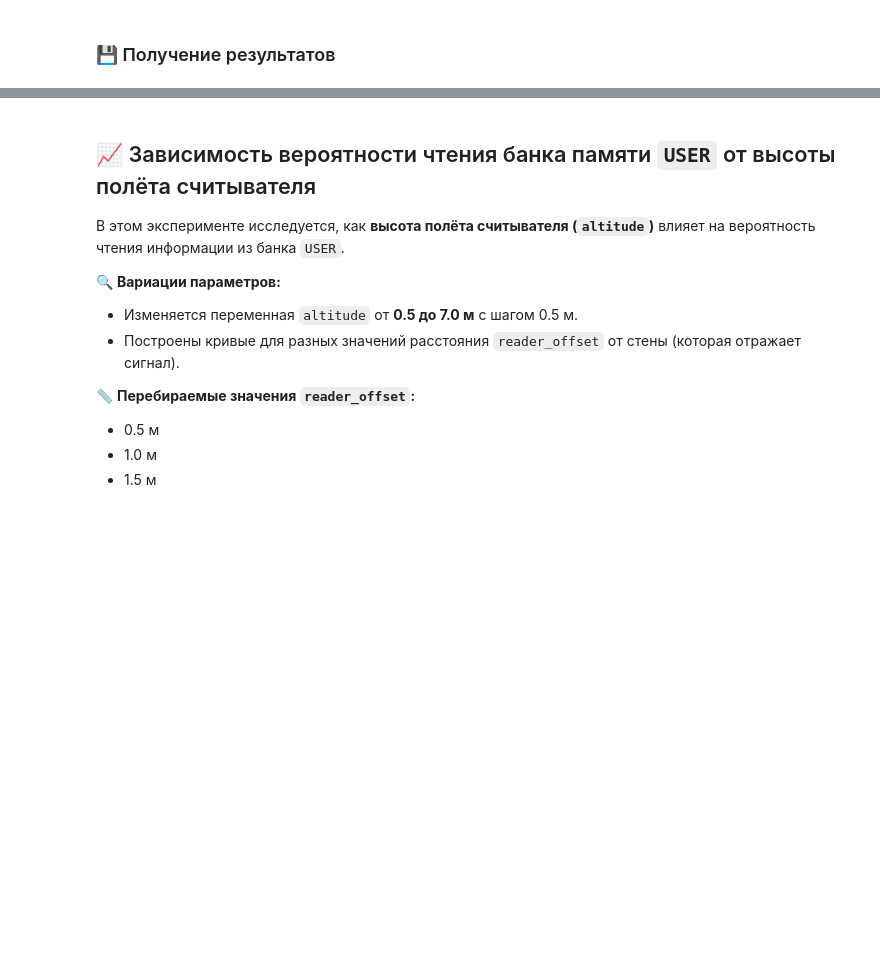
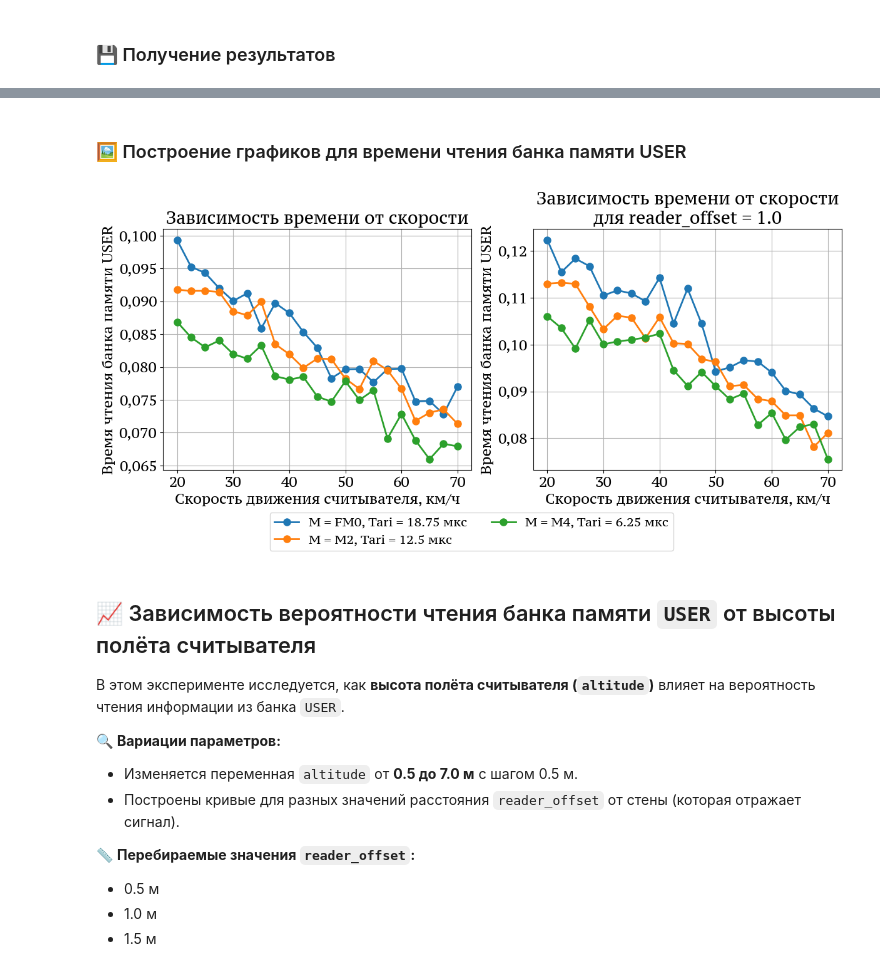
Before and after one commit to VilmenAbramian/simulation, a Jupyter notebook: pysim/experiments/notebooks/rfid_single_tag.ipynb, the cells around one changed output, grey strips where cells are left out. Drawn from its saved outputs; the diff is of its cells as text; code cells hidden in the pictures; blank space fills up the shorter version.

Commit message:
Refactor cli and time

```diff
--- a/pysim/experiments/notebooks/rfid_single_tag.ipynb
+++ b/pysim/experiments/notebooks/rfid_single_tag.ipynb
@@ -182,3 +185,29 @@ plot_simulations_results(
+# %% [markdown]
+### 🖼️ Построение графиков для времени чтения банка памяти USER
+# %%
+plot_simulations_results(
+    results_list=[
+        speed_result["times_count"],
+        speed_result_2["times_count"]
+    ],
+    labels_list=[
+    [key_name(params) for params in coding_params],
+    [key_name(params) for params in coding_params]
+    ],
+    titles=[
+        "Зависимость времени от скорости",
+        f"Зависимость времени от скорости\nдля reader_offset = {new_reader_offset}"
+    ],
+    x_variable=speed_variable,
+    x_label="Скорость движения считывателя, км/ч",
+    y_label="Время чтения банка памяти USER",
+    unified_legend=True,
+    image_name="Speed times",
+    save_fig=SAVE_FIG,
+    image_directory=IMG_DIRECTORY,
+)
+# %% [output]
+[figure, added]
 # %% [markdown]
 ## 📈 Зависимость вероятности чтения банка памяти `USER` от высоты полёта считывателя
 
```
Also changed, not shown: parts of 22 cells of this notebook, 40 other files.
